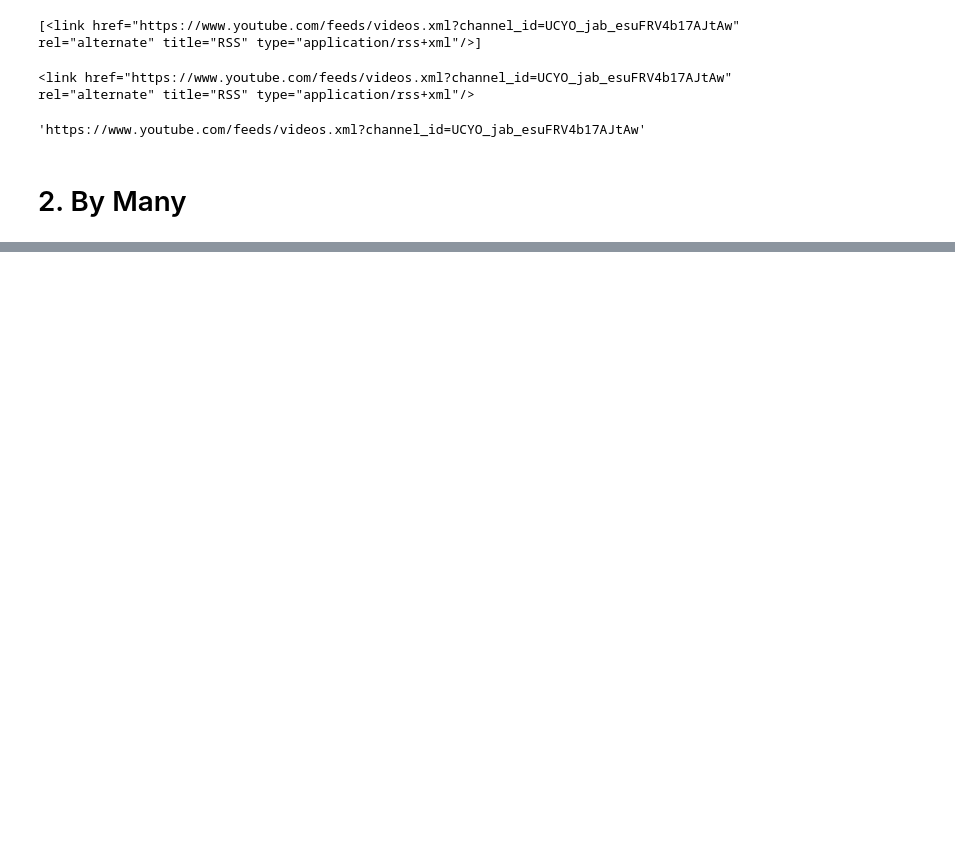
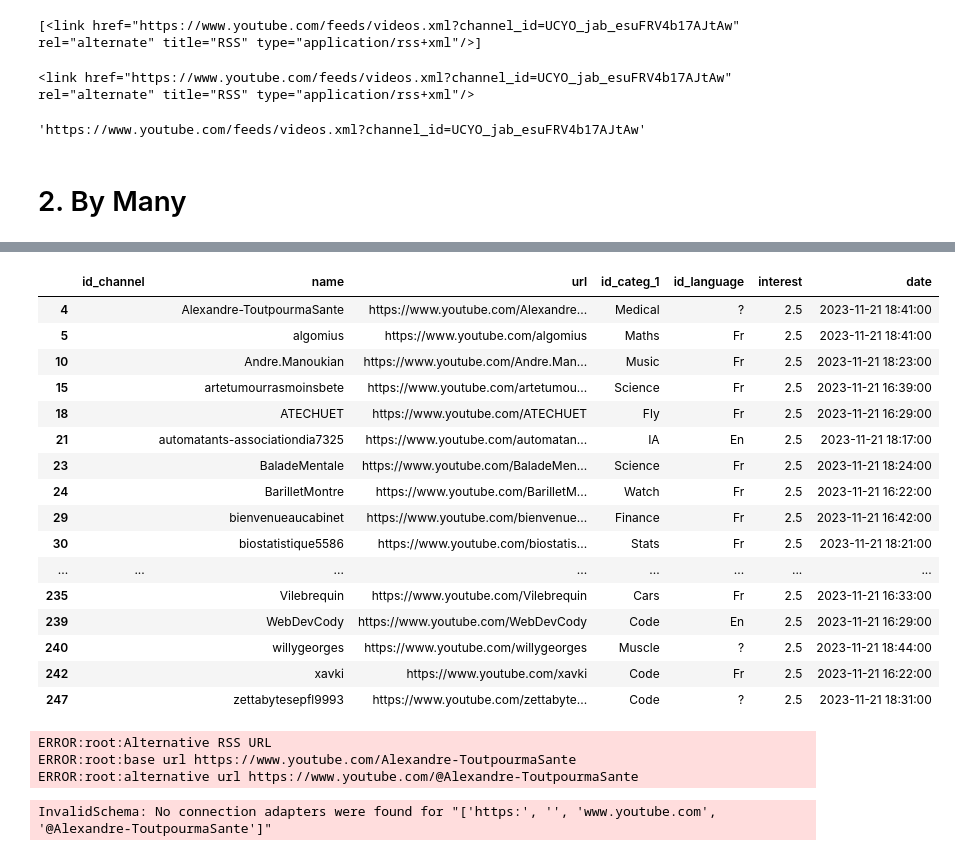
Before and after one commit to AlexandreGazagnes/yourtube, a Jupyter notebook: notebooks/00-extract.ipynb, the cells around one changed output, grey strips where cells are left out. Drawn from its saved outputs; the diff is of its cells as text; code cells hidden in the pictures; blank space fills up the shorter version.

```diff
--- a/notebooks/00-extract.ipynb
+++ b/notebooks/00-extract.ipynb
@@ -154,0 +198,3 @@ df.to_csv("data/tables/channels.csv", index=False)
+# %%
+df_ok = df.loc[df.id_channel != ""]
+df_ko = df.loc[df.id_channel == ""]
@@ -154,0 +217,20 @@ df.to_csv("data/tables/channels.csv", index=False)
+# %%
+df_ko
+# %% [output]
+|  | id_channel | name | url | id_categ_1 | id_language | interest | date |
+| 4 |  | Alexandre-ToutpourmaSante | https://www.youtube.com/Alexandre... | Medical | ? | 2.5 | 2023-11-21 18:41:00 |
+| 5 |  | algomius | https://www.youtube.com/algomius | Maths | Fr | 2.5 | 2023-11-21 18:41:00 |
+| 10 |  | Andre.Manoukian | https://www.youtube.com/Andre.Man... | Music | Fr | 2.5 | 2023-11-21 18:23:00 |
+| 15 |  | artetumourrasmoinsbete | https://www.youtube.com/artetumou... | Science | Fr | 2.5 | 2023-11-21 16:39:00 |
+| 18 |  | ATECHUET | https://www.youtube.com/ATECHUET | Fly | Fr | 2.5 | 2023-11-21 16:29:00 |
+| 21 |  | automatants-associationdia7325 | https://www.youtube.com/automatan... | IA | En | 2.5 | 2023-11-21 18:17:00 |
+| 23 |  | BaladeMentale | https://www.youtube.com/BaladeMen... | Science | Fr | 2.5 | 2023-11-21 18:24:00 |
+| 24 |  | BarilletMontre | https://www.youtube.com/BarilletM... | Watch | Fr | 2.5 | 2023-11-21 16:22:00 |
+| 29 |  | bienvenueaucabinet | https://www.youtube.com/bienvenue... | Finance | Fr | 2.5 | 2023-11-21 16:42:00 |
+| 30 |  | biostatistique5586 | https://www.youtube.com/biostatis... | Stats | Fr | 2.5 | 2023-11-21 18:21:00 |
+| ... | ... | ... | ... | ... | ... | ... | ... |
+| 235 |  | Vilebrequin | https://www.youtube.com/Vilebrequin | Cars | Fr | 2.5 | 2023-11-21 16:33:00 |
+| 239 |  | WebDevCody | https://www.youtube.com/WebDevCody | Code | En | 2.5 | 2023-11-21 16:29:00 |
+| 240 |  | willygeorges | https://www.youtube.com/willygeorges | Muscle | ? | 2.5 | 2023-11-21 18:44:00 |
+| 242 |  | xavki | https://www.youtube.com/xavki | Code | Fr | 2.5 | 2023-11-21 16:22:00 |
+| 247 |  | zettabytesepfl9993 | https://www.youtube.com/zettabyte... | Code | ? | 2.5 | 2023-11-21 18:31:00 |
@@ -154,0 +286,8 @@ df.to_csv("data/tables/channels.csv", index=False)
+# %%
+df_ko["rss_url"] = df_ko.url.apply(extract_rss_url)
+df_ko
+# %% [output]
+ERROR:root:Alternative RSS URL
+ERROR:root:base url https://www.youtube.com/Alexandre-ToutpourmaSante
+ERROR:root:alternative url https://www.youtube.com/@Alexandre-ToutpourmaSante
+InvalidSchema: No connection adapters were found for "['https:', '', 'www.youtube.com', '@Alexandre-ToutpourmaSante']"
```
Also changed, not shown: parts of 5 cells of this notebook, 2 other files.
